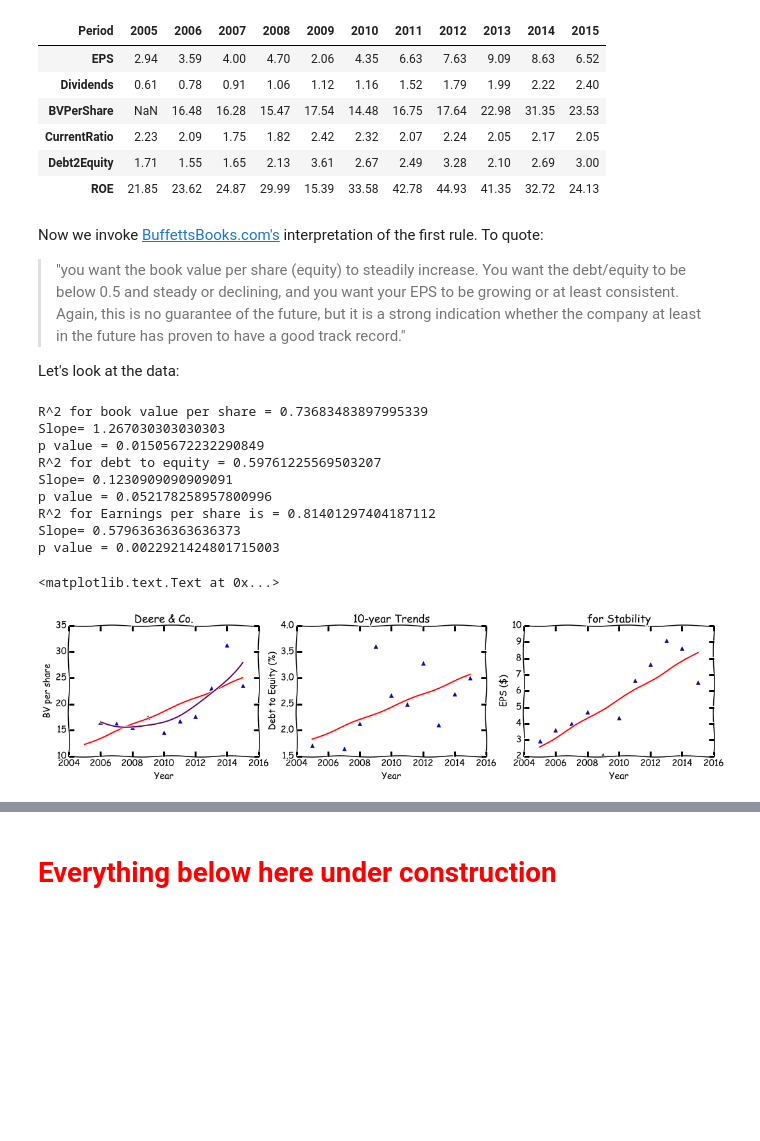
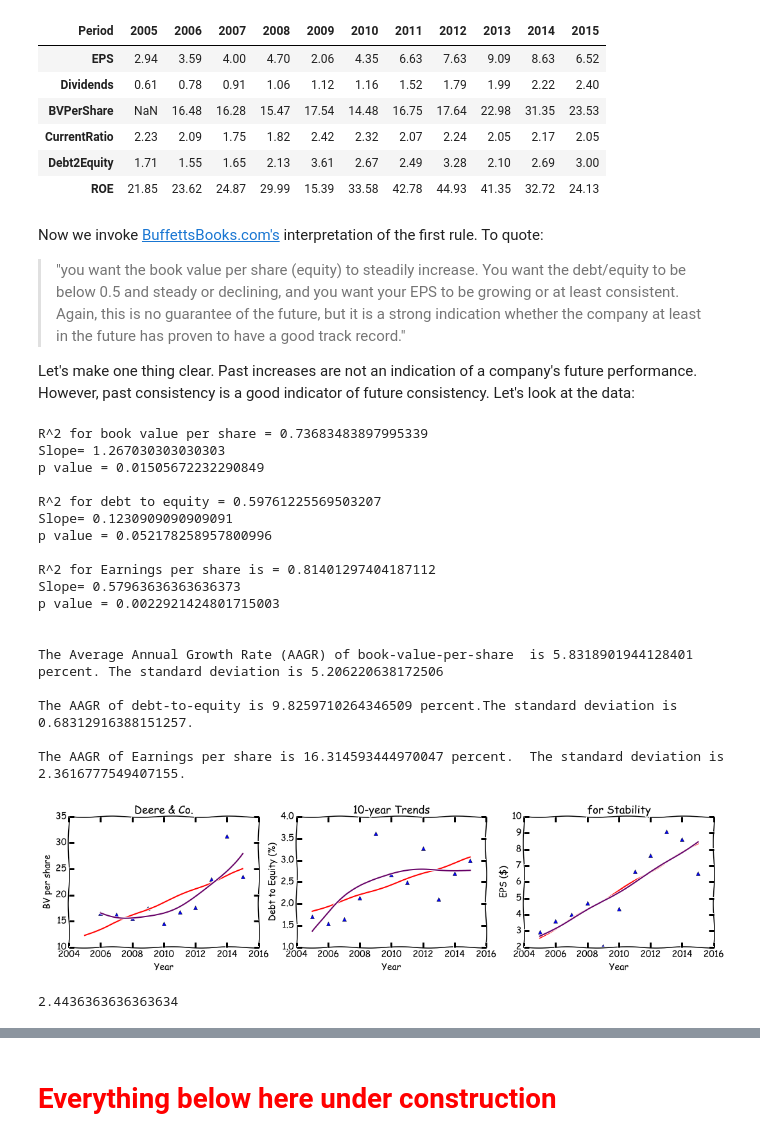
Before and after one commit to linwoodc3/LC3-Creations, a Jupyter notebook: notebooks/securityanalysis/opensourcetool_securityanalsys_pfizer.ipynb, the cells around one changed output, grey strips where cells are left out. Saved outputs shown, nothing was run; the diff lists cells and outputs as text; code cells hidden in the pictures; blank space fills up the shorter version.

```diff
--- a/notebooks/securityanalysis/opensourcetool_securityanalsys_pfizer.ipynb
+++ b/notebooks/securityanalysis/opensourcetool_securityanalsys_pfizer.ipynb
@@ -328,7 +359,7 @@ df3[['EPS','Dividends','BVPerShare','CurrentRatio','Debt2Equity','ROE']].transpo
 Now we invoke [BuffettsBooks.com's](http://buffettsbooks.com/howtoinvestinstocks/course2/stocks/stock-stability.html#sthash.VX0jBPeo.hbdJYZI9.dpbs) interpretation of the first rule. To quote:
 >"you want the book value per share (equity) to steadily increase. You want the debt/equity to be below 0.5 and steady or declining, and you want your EPS to be growing or at least consistent. Again, this is no guarantee of the future, but it is a strong indication whether the company at least in the future has proven to have a good track record."
 
-Let's look at the data:
+Let's make one thing clear. Past increases are not an indication of a company's future performance.  However, past  consistency is a good indicator of future consistency. Let's look at the data:
 # %%
 # We plot all the key ratios to test for linear trends to the data; we can do a correlation test for promising data
 import numpy.polynomial.polynomial as poly
@@ -361,6 +392,7 @@ residual_std_error = np.sqrt(np.sum(pred_error**2) / degrees_of_freedom)
 # Plotting
 plt.plot(x[1:], y1[1:], '^')
 plt.plot(x, predict_y)
+print()
 print ("R^2 for book value per share = %r\nSlope= %r\np value = %r" % (r_value, slope, p_value))
 x_new = np.linspace(x[1], x[-1], num=len(x)*10)
 coefs = poly.polyfit(x[1:], y1[1:], 2)
@@ -382,36 +414,68 @@ residual_std_error = np.sqrt(np.sum(pred_error**2) / degrees_of_freedom)
 # Plotting
 plt.plot(x, y2, '^')
 plt.plot(x, predict_y)
+print()
 print ("R^2 for debt to equity = %r\nSlope= %r\np value = %r" % (r_value, slope, p_value))
+x_new = np.linspace(x[0], x[-1], num=len(x)*10)
+coefs = poly.polyfit(x, y2, 3)
+ffit = poly.Polynomial(coefs)
+plt.plot(x_new, ffit(x_new), color='#660066')
 plt.title('10-year Trends')
 plt.xlabel('Year')
 plt.ylabel('Debt to Equity (%)')
 
 plt.subplot(2, 3, 3)
 slope, intercept, r_value, p_value, slope_std_error = stats.linregress(x, y3)
 
 # Calculate some additional outputs
 predict_y = intercept + slope * x
 pred_error = y3 - predict_y
 degrees_of_freedom = len(x) - 2
 residual_std_error = np.sqrt(np.sum(pred_error**2) / degrees_of_freedom)
 
 # Plotting
 plt.plot(x, y3, '^')
 plt.plot(x, predict_y)
+print()
 print ("R^2 for Earnings per share is = %r\nSlope= %r\np value = %r" % (r_value, slope, p_value))
+x_new = np.linspace(x[0], x[-1], num=len(x)*10)
+coefs = poly.polyfit(x, y3, 2)
+ffit = poly.Polynomial(coefs)
+plt.plot(x_new, ffit(x_new), color='#660066')
 plt.title('for Stability')
 plt.xlabel('Year')
 plt.ylabel('EPS ($)')
+print()
+print()
+
+# we calculate the AAGR by subtracting a current year's value from the previous year's value and dividing it by the previous year's value.
+
+print ("The Average Annual Growth Rate (AAGR) of book-value-per-share  is %r percent. The standard deviation is %r" % (((df3['BVPerShare']- df3['BVPerShare'].shift())/df3['BVPerShare'].shift(1)).mean()*100,df3['BVPerShare'].std()),)
+print ()
+print ("The AAGR of debt-to-equity is %r percent.The standard deviation is %r." % (((df3['Debt2Equity']- df3['Debt2Equity'].shift())/df3['Debt2Equity'].shift(1)).mean()*100,df3['Debt2Equity'].std()),)
+print ()
+print ("The AAGR of Earnings per share is %r percent.  The standard deviation is %r." % (((df3['EPS']- df3['EPS'].shift())/df3['EPS'].shift(1)).mean()*100,df3['EPS'].std()),)
 # %% [output]
 R^2 for book value per share = 0.73683483897995339
 Slope= 1.267030303030303
 p value = 0.01505672232290849
+
 R^2 for debt to equity = 0.59761225569503207
 Slope= 0.1230909090909091
 p value = 0.052178258957800996
+
 R^2 for Earnings per share is = 0.81401297404187112
 Slope= 0.57963636363636373
 p value = 0.0022921424801715003
+
+
+The Average Annual Growth Rate (AAGR) of book-value-per-share  is 5.8318901944128401 percent. The standard deviation is 5.206220638172506
+
+The AAGR of debt-to-equity is 9.8259710264346509 percent.The standard deviation is 0.68312916388151257.
+
+The AAGR of Earnings per share is 16.314593444970047 percent.  The standard deviation is 2.3616777549407155.
-<matplotlib.text.Text at 0x...>
-[figure, old version]
+[figure, new version]
+# %%
+df3['Debt2Equity'].mean()
+# %% [output]
+2.4436363636363634
```
Also changed, not shown: parts of 13 cells of this notebook.
